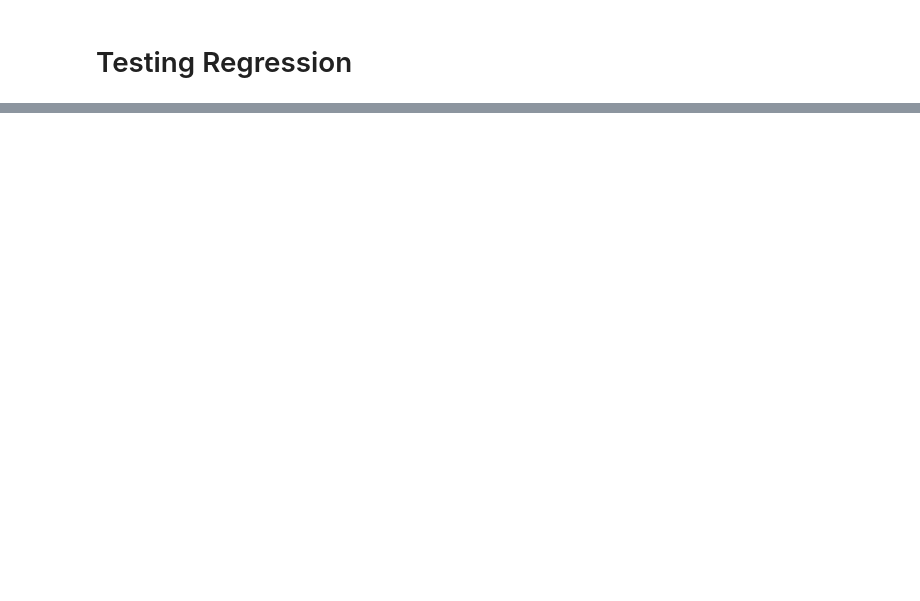
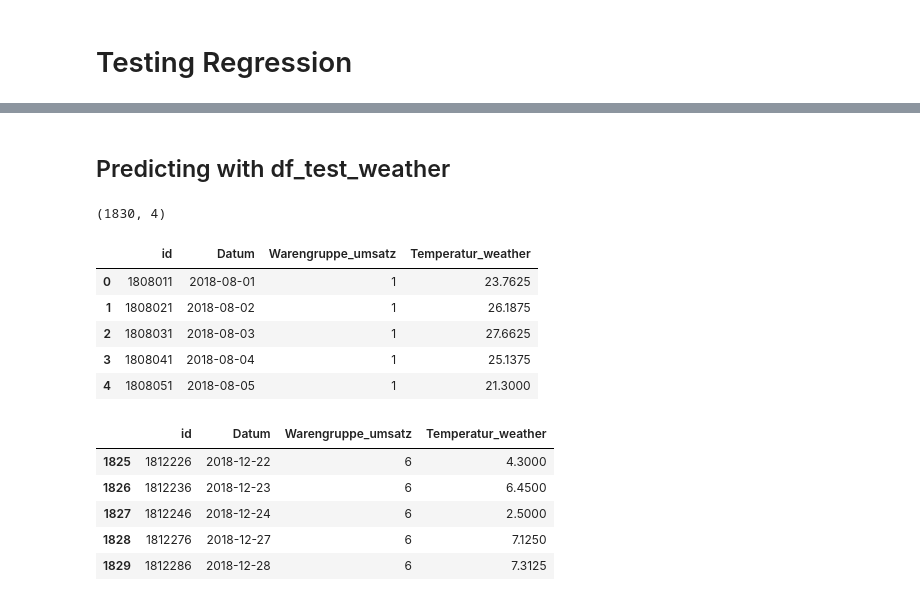
Before and after one commit to Awais16/project_bakery_sales, a Jupyter notebook: yousra_descriptive_stats.ipynb, the cells around one changed output, grey strips where cells are left out. Saved outputs shown, nothing was run; the diff lists cells and outputs as text; code cells hidden in the pictures; blank space fills up the shorter version.

```diff
--- a/yousra_descriptive_stats.ipynb
+++ b/yousra_descriptive_stats.ipynb
@@ -454,0 +393,48 @@ strong multicollinearity or other numerical problems.
+# %% [markdown]
+## Predicting with df_test_weather
+# %%
+#predicting with df_test_weather
+# rename df_test_weather.Warengruppe to Warengruppe_umsatz for consistency
+df_test_weather = df_test_weather.rename(columns={"Warengruppe": "Warengruppe_umsatz"})
+
+# Required columns for this model
+req_cols = ['Temperatur_weather', 'Warengruppe_umsatz']
+
+# Sanity checks
+missing = [c for c in req_cols if c not in df_test_weather.columns]
+if missing:
+    raise ValueError(f"Missing columns for prediction: {missing}")
+
+# Ensure numeric temperature
+df_test_weather['Temperatur_weather'] = pd.to_numeric(df_test_weather['Temperatur_weather'], errors='coerce')
+
+
+
+
+
+# Drop rows missing predictor values
+#df_predicted = df_test_weather.dropna(subset=req_cols).copy()
+df_predicted = df_test_weather.copy()
+
+
+
+# Predict in next cell
+#df_predicted['predicted_Umsatz_umsatz'] = model.predict(df_predicted)
+
+print(df_predicted.shape)
+display(df_predicted.head())
+display(df_predicted.tail())
+# %% [output]
+(1830, 4)
+|  | id | Datum | Warengruppe_umsatz | Temperatur_weather |
+| 0 | 1808011 | 2018-08-01 | 1 | 23.7625 |
+| 1 | 1808021 | 2018-08-02 | 1 | 26.1875 |
+| 2 | 1808031 | 2018-08-03 | 1 | 27.6625 |
+| 3 | 1808041 | 2018-08-04 | 1 | 25.1375 |
+| 4 | 1808051 | 2018-08-05 | 1 | 21.3000 |
+|  | id | Datum | Warengruppe_umsatz | Temperatur_weather |
+| 1825 | 1812226 | 2018-12-22 | 6 | 4.3000 |
+| 1826 | 1812236 | 2018-12-23 | 6 | 6.4500 |
+| 1827 | 1812246 | 2018-12-24 | 6 | 2.5000 |
+| 1828 | 1812276 | 2018-12-27 | 6 | 7.1250 |
+| 1829 | 1812286 | 2018-12-28 | 6 | 7.3125 |
```
Also changed, not shown: parts of 21 cells of this notebook, 1 other file.
